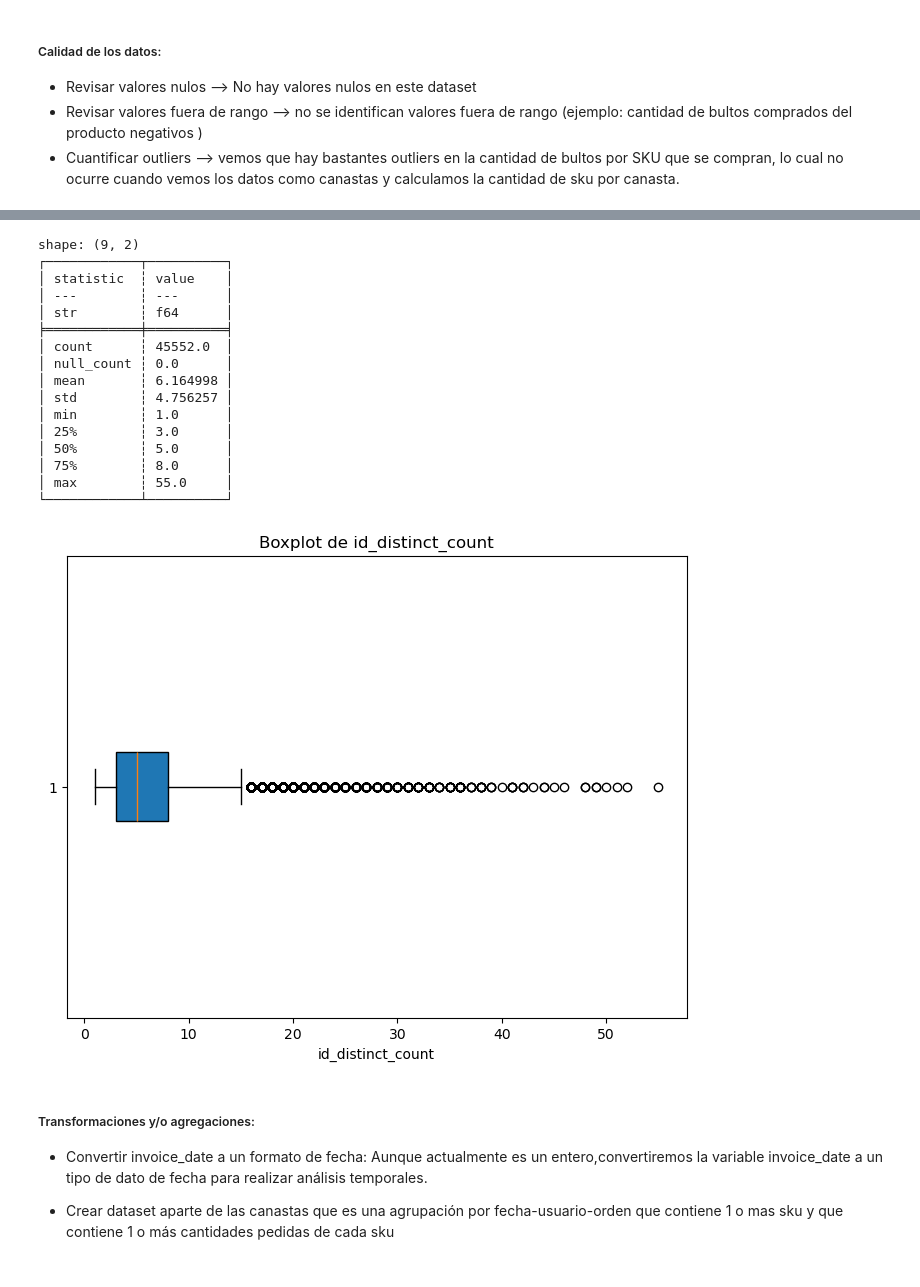
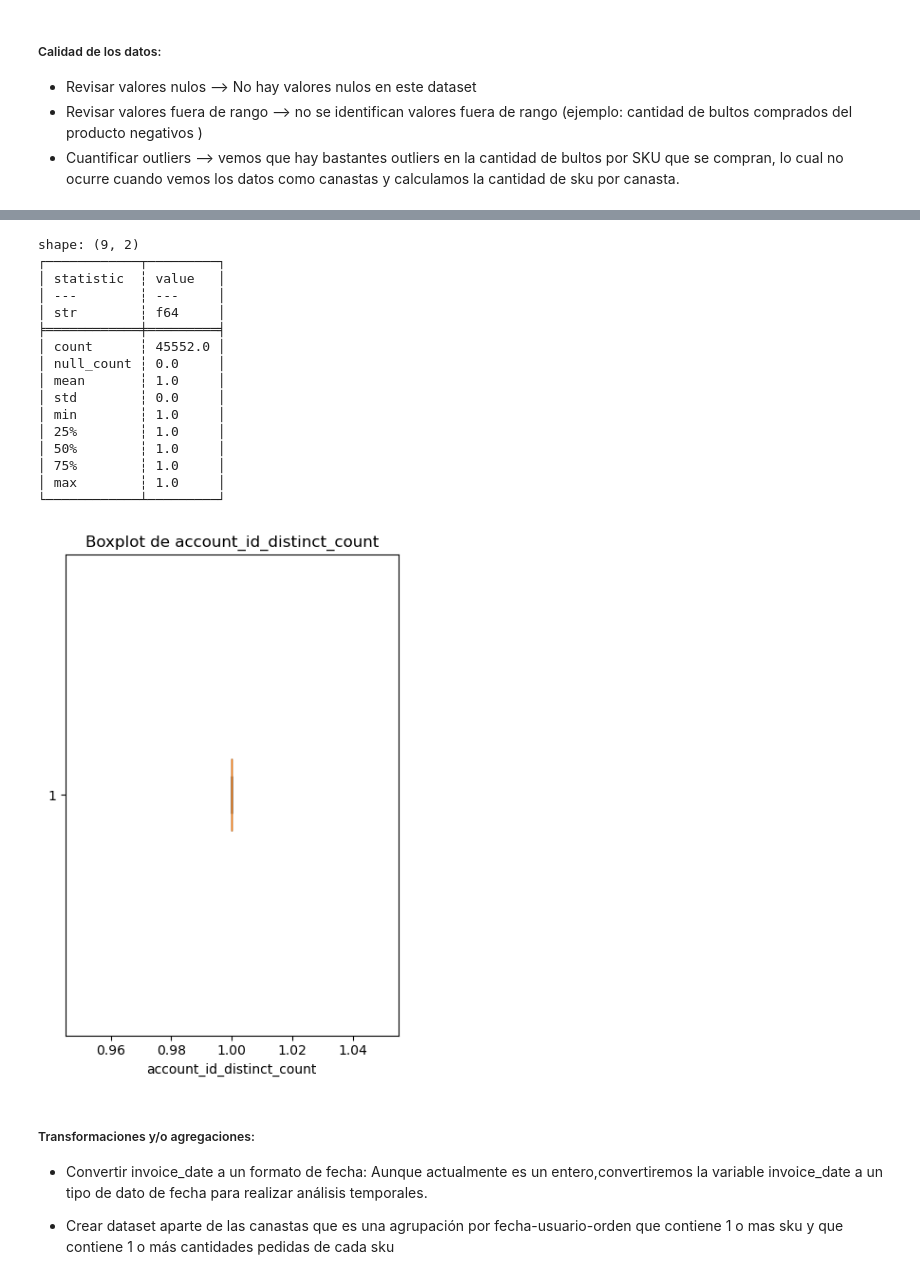
Before and after one commit to iair/challenge_AB_InBev, a Jupyter notebook: notebooks/preprocessing_EDA.ipynb, the cells around one changed output, grey strips where cells are left out. Saved outputs shown, nothing was run; the diff lists cells and outputs as text; code cells hidden in the pictures.

```diff
--- a/notebooks/preprocessing_EDA.ipynb
+++ b/notebooks/preprocessing_EDA.ipynb
@@ -632,25 +740,25 @@ shape: (9, 2)
 # %%
-result = count_distinct_grouped_by(transactions, y_column="id", x_columns=['invoice_date','account_id',"order_id"],z_columns=['invoice_date','account_id',"order_id"])
-print(result['id_distinct_count'].describe())
-plot_boxplots(result, ["id_distinct_count"])
+result = count_distinct_grouped_by(transactions, y_column="account_id", x_columns=['invoice_date','account_id',"order_id"],z_columns=['invoice_date','account_id',"order_id"])
+print(result['account_id_distinct_count'].describe())
+plot_boxplots(result, ["account_id_distinct_count"])
 # %% [output]
 shape: (9, 2)
-┌────────────┬──────────┐
-│ statistic  ┆ value    │
-│ ---        ┆ ---      │
-│ str        ┆ f64      │
-╞════════════╪══════════╡
-│ count      ┆ 45552.0  │
-│ null_count ┆ 0.0      │
-│ mean       ┆ 6.164998 │
-│ std        ┆ 4.756257 │
-│ min        ┆ 1.0      │
-│ 25%        ┆ 3.0      │
-│ 50%        ┆ 5.0      │
-│ 75%        ┆ 8.0      │
-│ max        ┆ 55.0     │
-└────────────┴──────────┘
+┌────────────┬─────────┐
+│ statistic  ┆ value   │
+│ ---        ┆ ---     │
+│ str        ┆ f64     │
+╞════════════╪═════════╡
+│ count      ┆ 45552.0 │
+│ null_count ┆ 0.0     │
+│ mean       ┆ 1.0     │
+│ std        ┆ 0.0     │
+│ min        ┆ 1.0     │
+│ 25%        ┆ 1.0     │
+│ 50%        ┆ 1.0     │
+│ 75%        ┆ 1.0     │
+│ max        ┆ 1.0     │
+└────────────┴─────────┘
-[figure, old version]
+[figure, new version]
 # %% [markdown]
 ##### Transformaciones y/o agregaciones:
 
```
Also changed, not shown: parts of 60 cells of this notebook, 7 other files.
